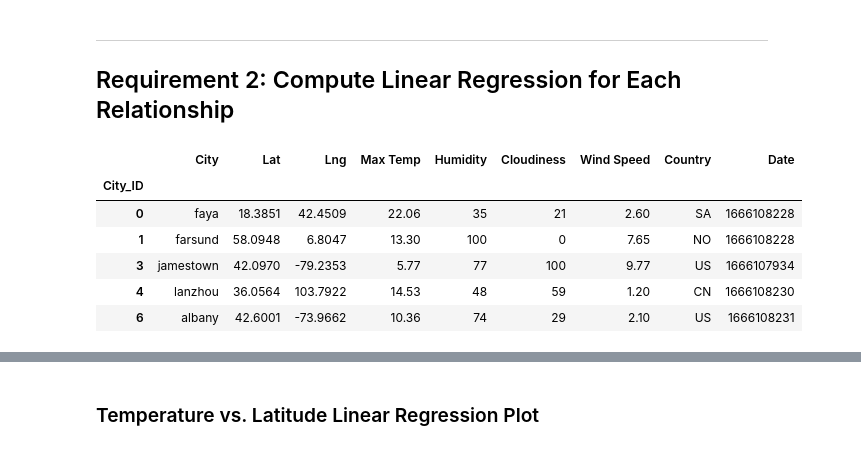
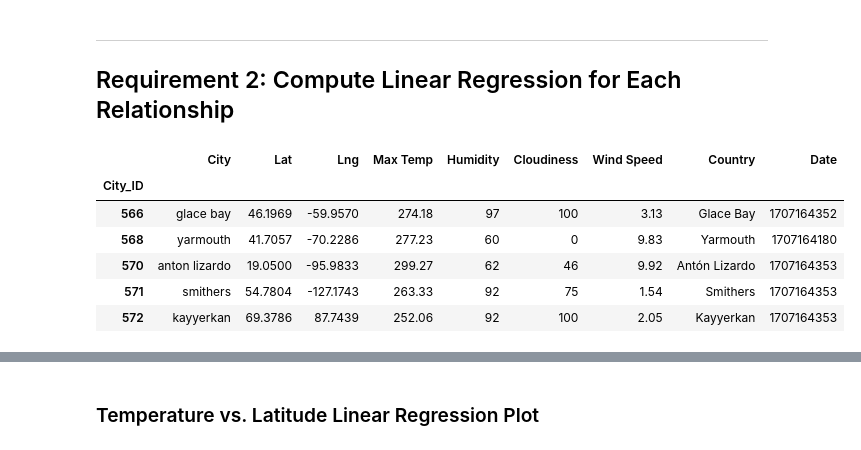
Before and after one commit to maxjackwell/python-api-challenge, a Jupyter notebook: starter_code/WeatherPy.ipynb, the cells around one changed output, grey strips where cells are left out. Cells and saved outputs as stored; diff of their text form; code cells hidden in the pictures.

```diff
--- a/starter_code/WeatherPy.ipynb
+++ b/starter_code/WeatherPy.ipynb
@@ -161,6 +176,6 @@ city_data_df.to_csv("output_data/cities.csv", index_label="City_ID")
 # %%
 # Read saved data
-city_data_df = pd.read_csv("output_data/cities.csv", index_col="City_ID")
+city_data_df = pd.read_csv("../output_data/cities.csv", index_col="City_ID")
 
 # Display sample data
 city_data_df.head()
@@ -248,16 +274,15 @@ plt.show()
 # %%
 # Create a DataFrame with the Northern Hemisphere data (Latitude >= 0)
-# YOUR CODE HERE
-
+northern_hemi_df = city_data_df.loc[city_data_df["Lat"] > 0]
 # Display sample data
-northern_hemi_df.head()
+northern_hemi_df.tail()
 # %% [output]
 |  | City | Lat | Lng | Max Temp | Humidity | Cloudiness | Wind Speed | Country | Date |
 | City_ID |  |  |  |  |  |  |  |  |  |
-| 0 | faya | 18.3851 | 42.4509 | 22.06 | 35 | 21 | 2.60 | SA | 1666108228 |
-| 1 | farsund | 58.0948 | 6.8047 | 13.30 | 100 | 0 | 7.65 | NO | 1666108228 |
-| 3 | jamestown | 42.0970 | -79.2353 | 5.77 | 77 | 100 | 9.77 | US | 1666107934 |
-| 4 | lanzhou | 36.0564 | 103.7922 | 14.53 | 48 | 59 | 1.20 | CN | 1666108230 |
-| 6 | albany | 42.6001 | -73.9662 | 10.36 | 74 | 29 | 2.10 | US | 1666108231 |
+| 566 | glace bay | 46.1969 | -59.9570 | 274.18 | 97 | 100 | 3.13 | Glace Bay | 1707164352 |
+| 568 | yarmouth | 41.7057 | -70.2286 | 277.23 | 60 | 0 | 9.83 | Yarmouth | 1707164180 |
+| 570 | anton lizardo | 19.0500 | -95.9833 | 299.27 | 62 | 46 | 9.92 | Antón Lizardo | 1707164353 |
+| 571 | smithers | 54.7804 | -127.1743 | 263.33 | 92 | 75 | 1.54 | Smithers | 1707164353 |
+| 572 | kayyerkan | 69.3786 | 87.7439 | 252.06 | 92 | 100 | 2.05 | Kayyerkan | 1707164353 |
 # %%
 # Create a DataFrame with the Southern Hemisphere data (Latitude < 0)
```
Also changed, not shown: parts of 15 cells of this notebook, 7 other files.
